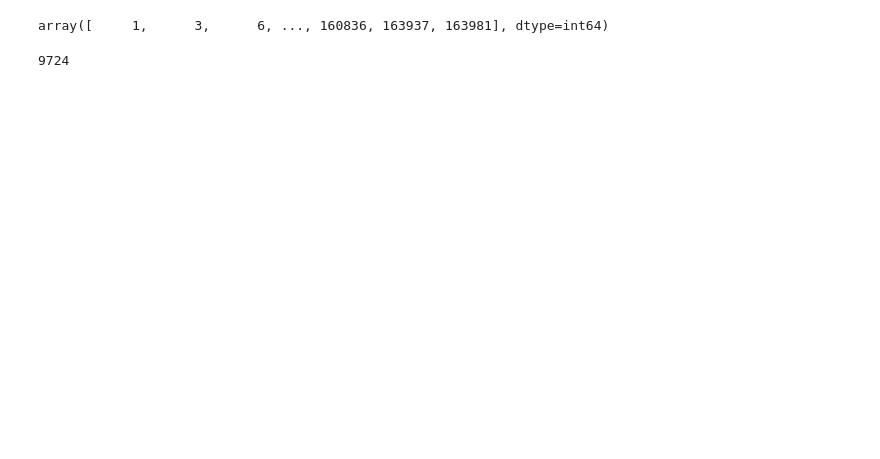
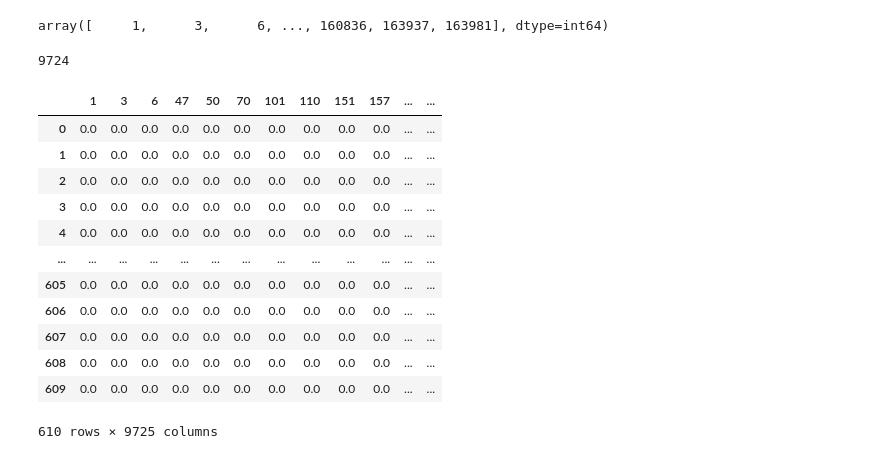
Before and after one commit to mhAbidi/collaborative_recommendation_imdb, a Jupyter notebook: Collaborative Filter Recommendation/collaborative_recommendation.ipynb, the cells around one changed output. Drawn from its saved outputs; the diff is of its cells as text; code cells hidden in the pictures; blank space fills up the shorter version.

```diff
--- a/Collaborative Filter Recommendation/collaborative_recommendation.ipynb
+++ b/Collaborative Filter Recommendation/collaborative_recommendation.ipynb
@@ -38,6 +45,22 @@ ratings_dataset['user'] = unique_user
 ratings_dataset = pd.DataFrame(ratings_dataset, columns = unique_movies)
 # %%
 ratings_dataset = ratings_dataset.assign(user = unique_user)
+ratings_dataset = ratings_dataset.fillna(0)
+ratings_dataset
+# %% [output]
+|  | 1 | 3 | 6 | 47 | 50 | 70 | 101 | 110 | 151 | 157 | ... | ... |
+| 0 | 0.0 | 0.0 | 0.0 | 0.0 | 0.0 | 0.0 | 0.0 | 0.0 | 0.0 | 0.0 | ... | ... |
+| 1 | 0.0 | 0.0 | 0.0 | 0.0 | 0.0 | 0.0 | 0.0 | 0.0 | 0.0 | 0.0 | ... | ... |
+| 2 | 0.0 | 0.0 | 0.0 | 0.0 | 0.0 | 0.0 | 0.0 | 0.0 | 0.0 | 0.0 | ... | ... |
+| 3 | 0.0 | 0.0 | 0.0 | 0.0 | 0.0 | 0.0 | 0.0 | 0.0 | 0.0 | 0.0 | ... | ... |
+| 4 | 0.0 | 0.0 | 0.0 | 0.0 | 0.0 | 0.0 | 0.0 | 0.0 | 0.0 | 0.0 | ... | ... |
+| ... | ... | ... | ... | ... | ... | ... | ... | ... | ... | ... | ... | ... |
+| 605 | 0.0 | 0.0 | 0.0 | 0.0 | 0.0 | 0.0 | 0.0 | 0.0 | 0.0 | 0.0 | ... | ... |
+| 606 | 0.0 | 0.0 | 0.0 | 0.0 | 0.0 | 0.0 | 0.0 | 0.0 | 0.0 | 0.0 | ... | ... |
+| 607 | 0.0 | 0.0 | 0.0 | 0.0 | 0.0 | 0.0 | 0.0 | 0.0 | 0.0 | 0.0 | ... | ... |
+| 608 | 0.0 | 0.0 | 0.0 | 0.0 | 0.0 | 0.0 | 0.0 | 0.0 | 0.0 | 0.0 | ... | ... |
+| 609 | 0.0 | 0.0 | 0.0 | 0.0 | 0.0 | 0.0 | 0.0 | 0.0 | 0.0 | 0.0 | ... | ... |
+610 rows × 9725 columns
 # %%
 for row in ratings.iterrows():
     user = row[1].userId
```
Also changed, not shown: parts of 13 cells of this notebook, 8 other files.
